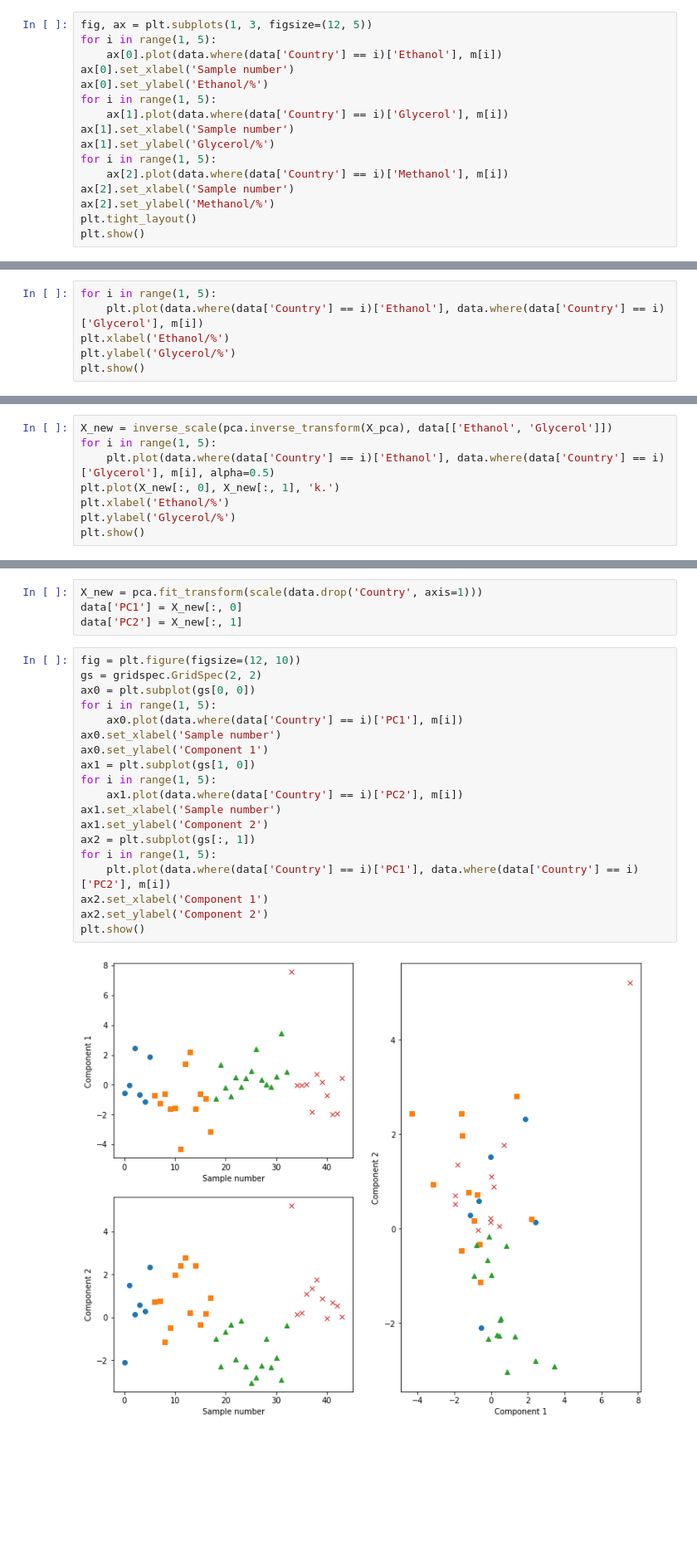
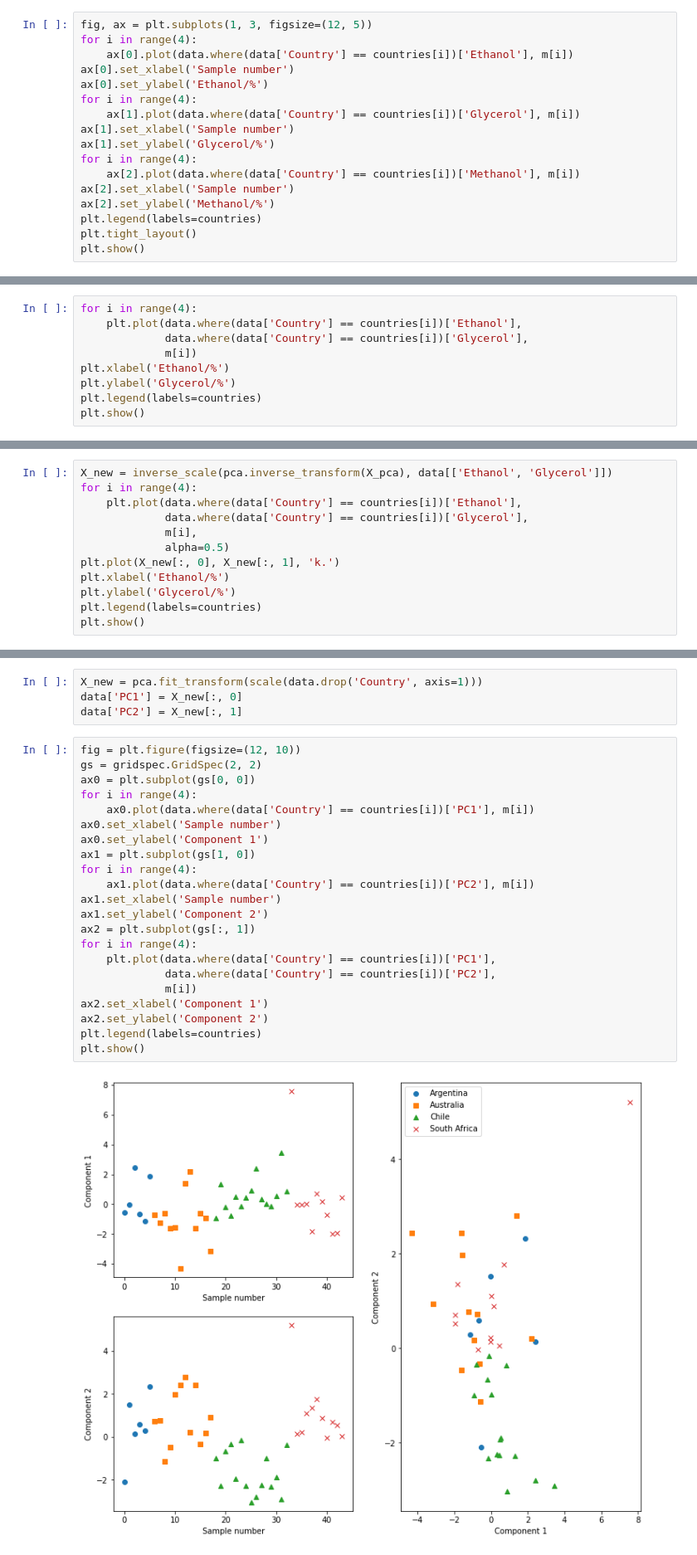
Before and after one commit to arm61/trad_ml_methods, a Jupyter notebook: wine_pca.ipynb, the cells around one changed output, grey strips where cells are left out. Shown at 83% size. Drawn from its saved outputs; the diff is of its cells as text; blank space fills up the shorter version.

```diff
--- a/wine_pca.ipynb
+++ b/wine_pca.ipynb
@@ -35,18 +36,19 @@ Below, we show how the ethanol, glycerol, and methanol content varies as a funct
 However, there is no real trends present in the data.
 # %%
 fig, ax = plt.subplots(1, 3, figsize=(12, 5))
-for i in range(1, 5):
-    ax[0].plot(data.where(data['Country'] == i)['Ethanol'], m[i])
+for i in range(4):
+    ax[0].plot(data.where(data['Country'] == countries[i])['Ethanol'], m[i])
 ax[0].set_xlabel('Sample number')
 ax[0].set_ylabel('Ethanol/%')
-for i in range(1, 5):
-    ax[1].plot(data.where(data['Country'] == i)['Glycerol'], m[i])
+for i in range(4):
+    ax[1].plot(data.where(data['Country'] == countries[i])['Glycerol'], m[i])
 ax[1].set_xlabel('Sample number')
 ax[1].set_ylabel('Glycerol/%')
-for i in range(1, 5):
-    ax[2].plot(data.where(data['Country'] == i)['Methanol'], m[i])
+for i in range(4):
+    ax[2].plot(data.where(data['Country'] == countries[i])['Methanol'], m[i])
 ax[2].set_xlabel('Sample number')
 ax[2].set_ylabel('Methanol/%')
+plt.legend(labels=countries)
 plt.tight_layout()
 plt.show()
 # %% [output]
@@ -55,9 +57,12 @@ plt.show()
 However, this univariate analysis process removes all covariation in the features.
 For example, if we plot the ethanol contant against the glycerol content, we can see a potentially interesting covariance.
 # %%
-for i in range(1, 5):
-    plt.plot(data.where(data['Country'] == i)['Ethanol'], data.where(data['Country'] == i)['Glycerol'], m[i])
+for i in range(4):
+    plt.plot(data.where(data['Country'] == countries[i])['Ethanol'],
+             data.where(data['Country'] == countries[i])['Glycerol'],
+             m[i])
 plt.xlabel('Ethanol/%')
 plt.ylabel('Glycerol/%')
+plt.legend(labels=countries)
 plt.show()
 # %% [output]
@@ -80,10 +88,14 @@ pca.fit(scale(data[['Ethanol', 'Glycerol']]))
 X_pca = pca.transform(scale(data[['Ethanol', 'Glycerol']]))
 # %%
 X_new = inverse_scale(pca.inverse_transform(X_pca), data[['Ethanol', 'Glycerol']])
-for i in range(1, 5):
-    plt.plot(data.where(data['Country'] == i)['Ethanol'], data.where(data['Country'] == i)['Glycerol'], m[i], alpha=0.5)
+for i in range(4):
+    plt.plot(data.where(data['Country'] == countries[i])['Ethanol'],
+             data.where(data['Country'] == countries[i])['Glycerol'],
+             m[i],
+             alpha=0.5)
 plt.plot(X_new[:, 0], X_new[:, 1], 'k.')
 plt.xlabel('Ethanol/%')
 plt.ylabel('Glycerol/%')
+plt.legend(labels=countries)
 plt.show()
 # %% [output]
@@ -145,21 +142,24 @@ data['PC2'] = X_new[:, 1]
 # %%
 fig = plt.figure(figsize=(12, 10))
 gs = gridspec.GridSpec(2, 2)
 ax0 = plt.subplot(gs[0, 0])
-for i in range(1, 5):
-    ax0.plot(data.where(data['Country'] == i)['PC1'], m[i])
+for i in range(4):
+    ax0.plot(data.where(data['Country'] == countries[i])['PC1'], m[i])
 ax0.set_xlabel('Sample number')
 ax0.set_ylabel('Component 1')
 ax1 = plt.subplot(gs[1, 0])
-for i in range(1, 5):
-    ax1.plot(data.where(data['Country'] == i)['PC2'], m[i])
+for i in range(4):
+    ax1.plot(data.where(data['Country'] == countries[i])['PC2'], m[i])
 ax1.set_xlabel('Sample number')
 ax1.set_ylabel('Component 2')
 ax2 = plt.subplot(gs[:, 1])
-for i in range(1, 5):
-    plt.plot(data.where(data['Country'] == i)['PC1'], data.where(data['Country'] == i)['PC2'], m[i])
+for i in range(4):
+    plt.plot(data.where(data['Country'] == countries[i])['PC1'],
+             data.where(data['Country'] == countries[i])['PC2'],
+             m[i])
 ax2.set_xlabel('Component 1')
 ax2.set_ylabel('Component 2')
+plt.legend(labels=countries)
 plt.show()
 # %% [output]
-[figure, old version]
+[figure, new version]
```
Also changed, not shown: parts of 12 cells of this notebook, 2 other files.
